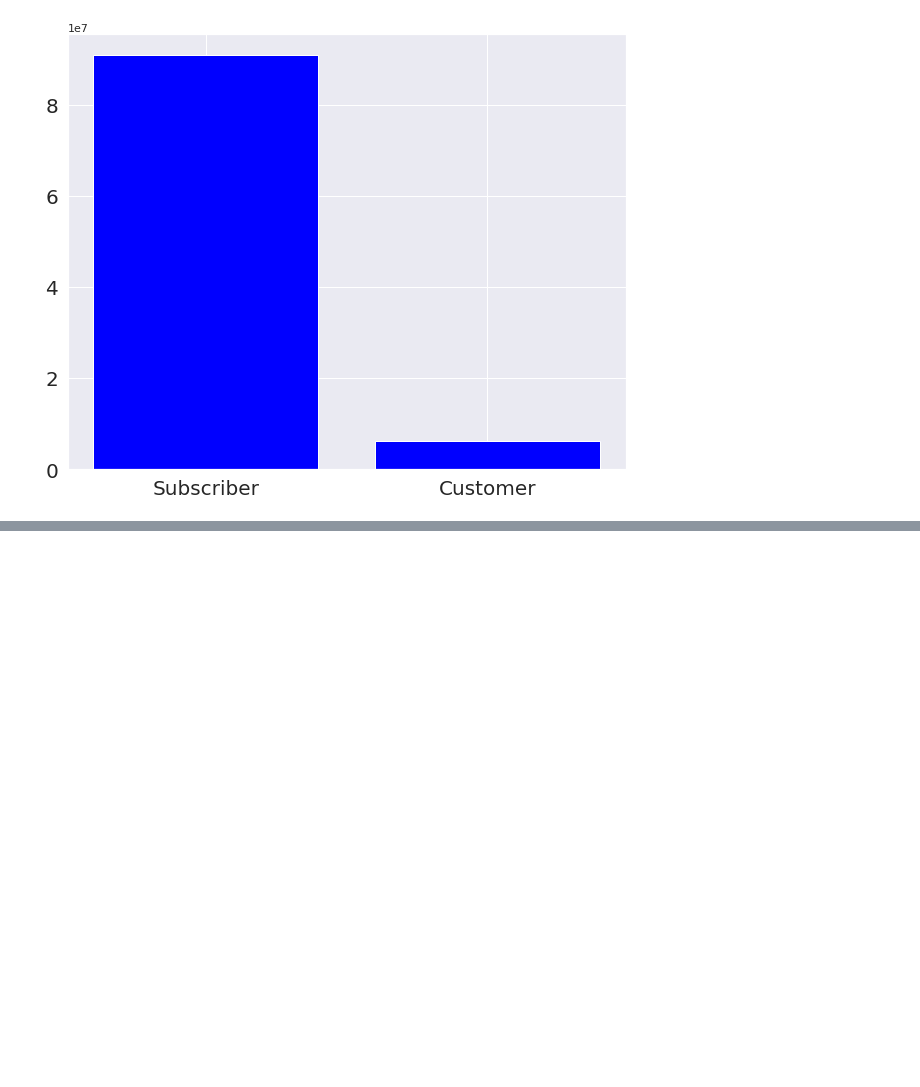
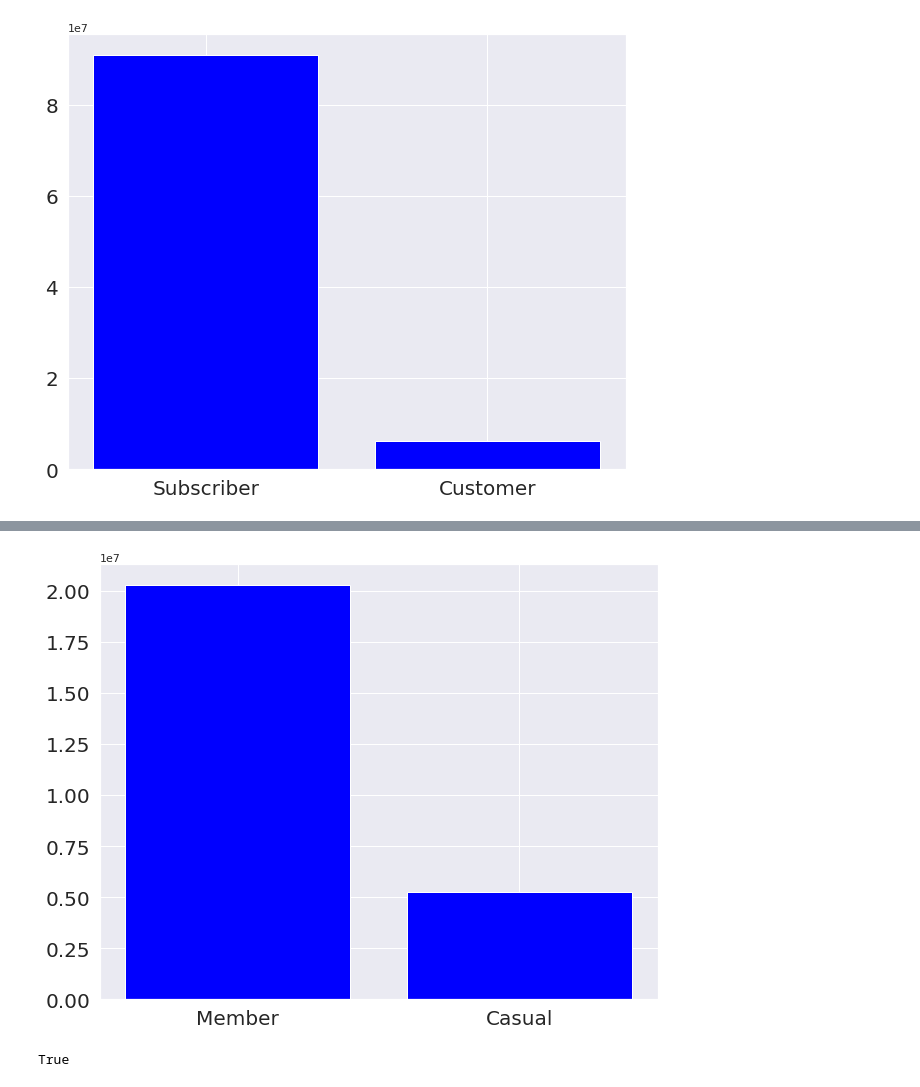
Before and after one commit to ruchikaakanar/502Project, a Jupyter notebook: 502CodeRuchi.ipynb, the cells around one changed output, grey strips where cells are left out. Saved outputs shown, nothing was run; the diff lists cells and outputs as text; code cells hidden in the pictures; blank space fills up the shorter version.

```diff
--- a/502CodeRuchi.ipynb
+++ b/502CodeRuchi.ipynb
@@ -225,0 +248,16 @@ TypeError: Can not generate buckets with non-number in RDD
+# %%
+fig = plt.figure(figsize=(10, 8))
+index = ['Member', 'Casual']
+counts = [20292497,5245528]
+plt.bar(index,counts, color = 'blue')
+plt.yticks(size = 20)
+plt.xticks(index, size = 20)
+plt.show()
+fig.savefig("Capital member_type.png", bbox_inches='tight')
+# %% [output]
+[figure, added]
+# %%
+capital=capital.withColumn("minutes", capital.Duration/60)
+'minutes'in list(capital.columns)
+# %% [output]
+True
```
Also changed, not shown: parts of 11 cells of this notebook.
